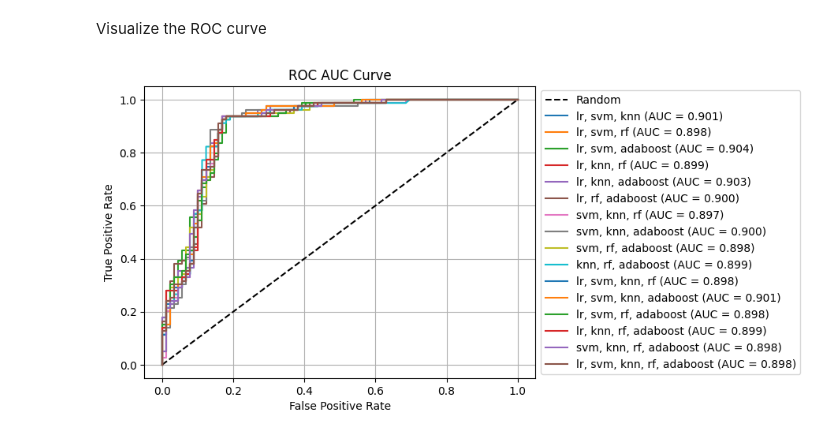
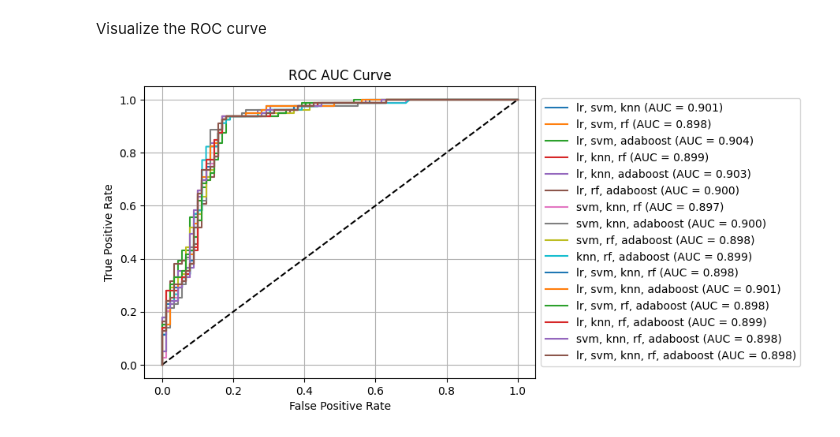
Before and after one commit to trizkynoviandy/glioma-grading, a Jupyter notebook: glioma_grading.ipynb, the cells around one changed output. Drawn from its saved outputs; the diff is of its cells as text; code cells hidden in the pictures.

```diff
--- a/glioma_grading.ipynb
+++ b/glioma_grading.ipynb
@@ -180,23 +191,23 @@ results_dff
 # %% [markdown]
 Visualize the ROC curve
 # %%
-plt.plot([0, 1], [0, 1], 'k--', label='Random')
+plt.plot([0, 1], [0, 1], 'k--')
 
 for vc in voting_classifiers:
     vc.fit(X_train, y_train)
     y_pred_proba = vc.predict_proba(X_test)[:, 1]
     fpr, tpr, _ = roc_curve(y_test, y_pred_proba)
     roc_auc = roc_auc_score(y_test, y_pred_proba)
     clf_names = [name for name, _ in vc.estimators]
     clf_names_str = ', '.join(clf_names)
     plt.plot(fpr, tpr, label=f'{clf_names_str} (AUC = {roc_auc:.3f})')
 
 plt.xlabel('False Positive Rate')
 plt.ylabel('True Positive Rate')
 plt.title('ROC AUC Curve')
 plt.legend(loc='center left', bbox_to_anchor=(1, 0.5))
 plt.grid(True)
 plt.show()
 # %% [output]
-[figure, old version]
+[figure, new version]
 # %%
```
Also changed, not shown: parts of 3 cells of this notebook.
